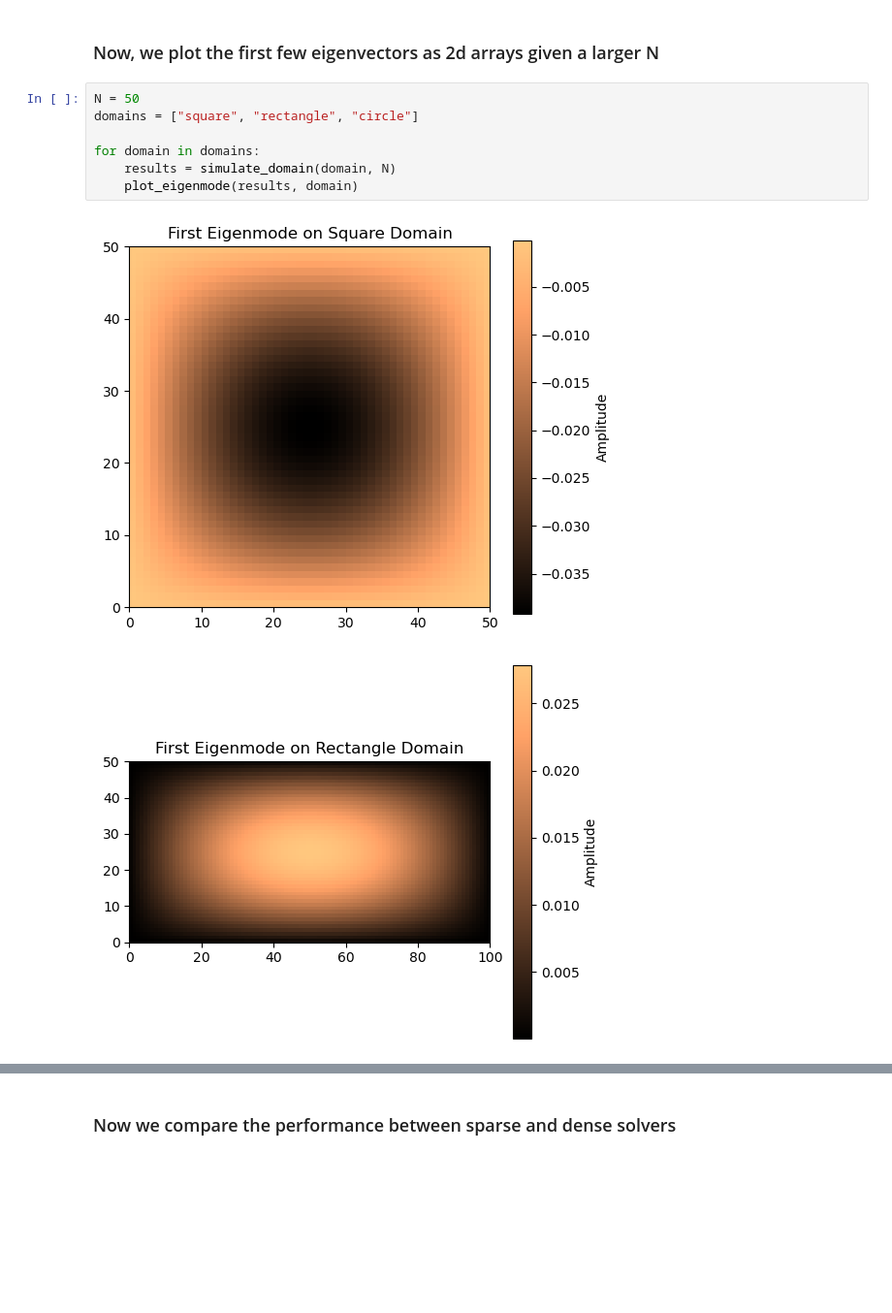
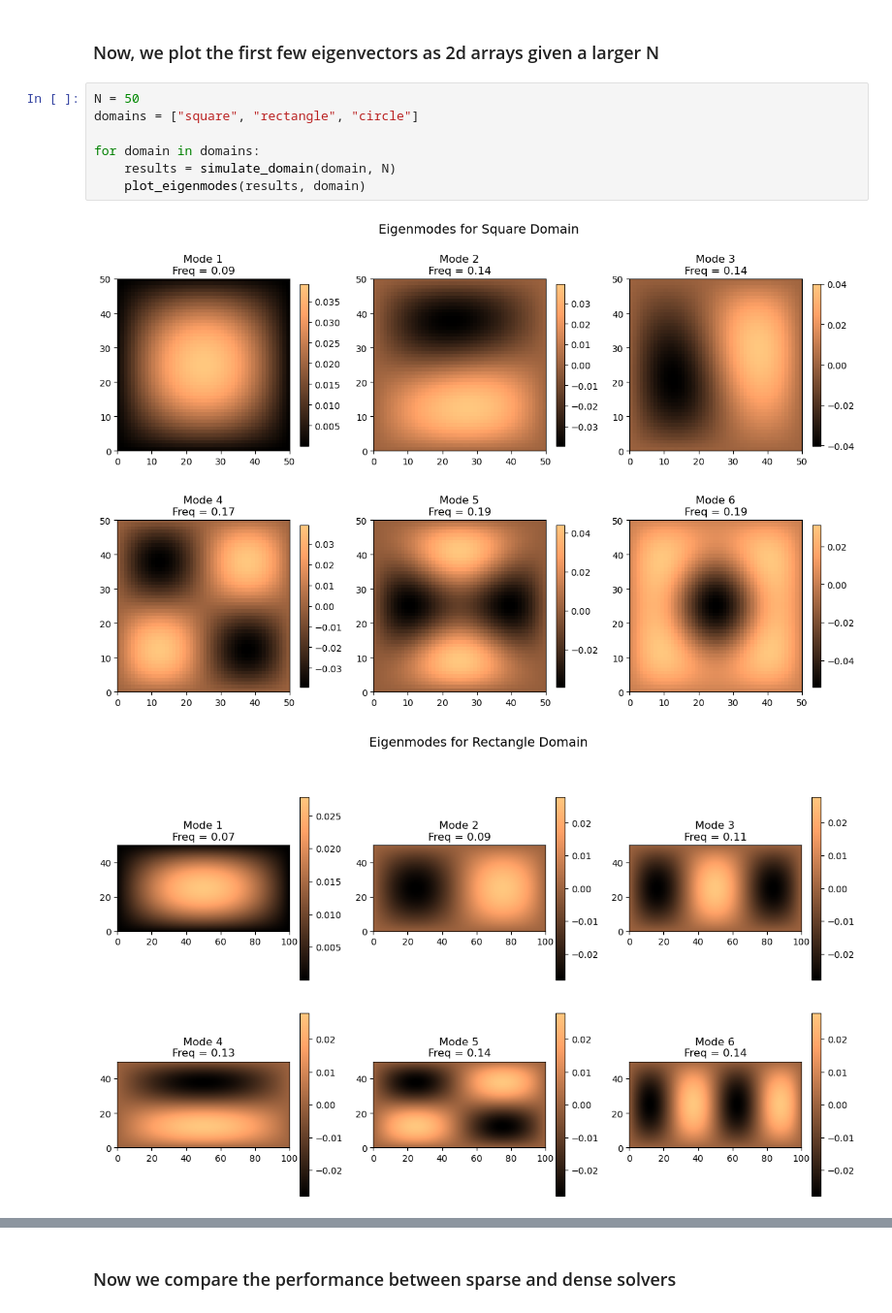
Before and after one commit to marv50/Scientific-Computing-Set-3, a Jupyter notebook: notebook.ipynb, the cells around one changed output, grey strips where cells are left out. Shown: that part at 97% size. Cells and saved outputs as stored; diff of their text form; blank space fills up the shorter version.

```diff
--- a/notebook.ipynb
+++ b/notebook.ipynb
@@ -20,10 +20,10 @@ for domain in domains:
 # %%
 N = 50
 domains = ["square", "rectangle", "circle"]
 
 for domain in domains:
     results = simulate_domain(domain, N)
-    plot_eigenmode(results, domain)
+    plot_eigenmodes(results, domain)
 # %% [output]
-[figure, old version]
+[figure, new version]
-[figure, old version]
+[figure, new version]
```
Also changed, not shown: parts of 4 cells of this notebook, 2 other files.
